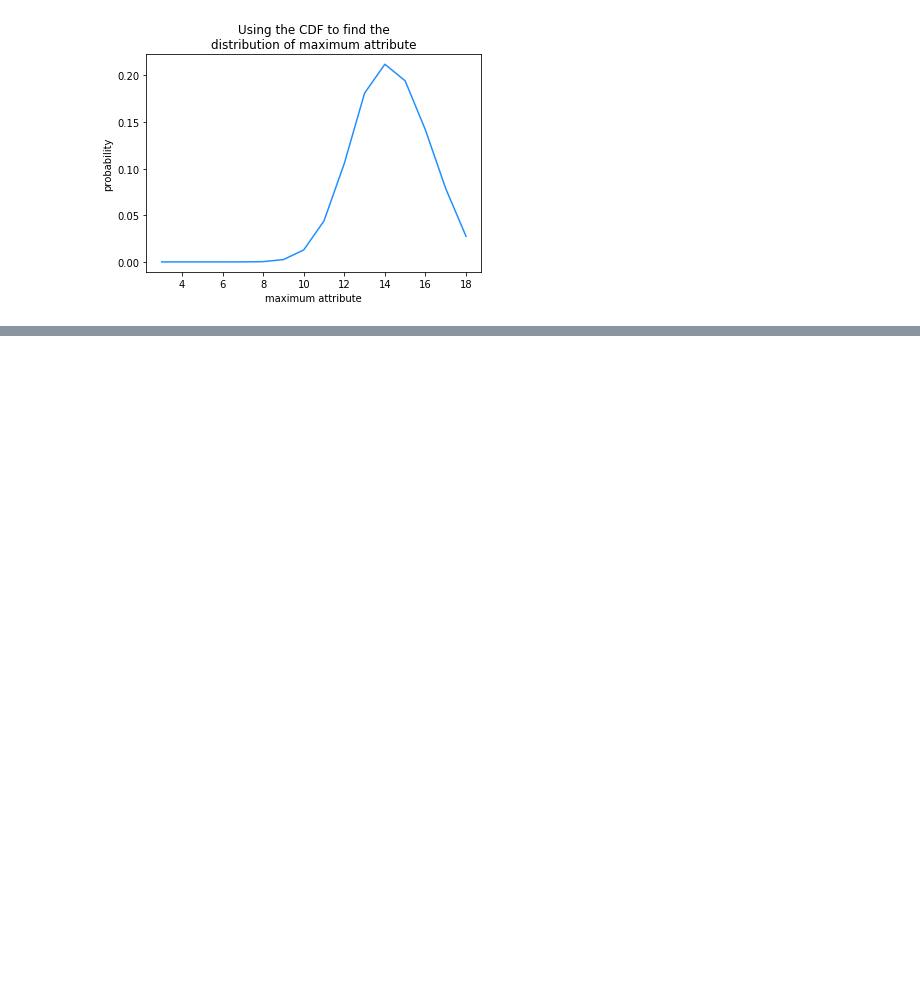
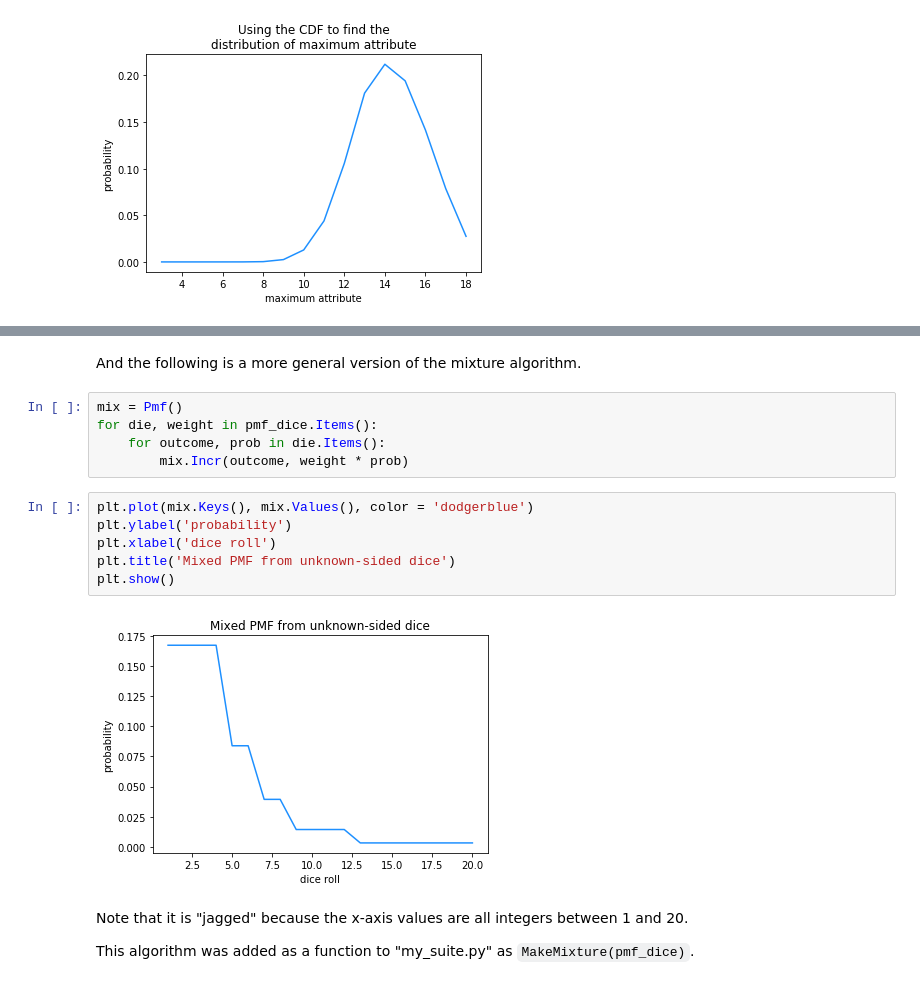
Before and after one commit to jhrcook/ThinkBayes, a Jupyter notebook: chapter5_oddsandends.ipynb, the cells around one changed output, grey strips where cells are left out. Cells and saved outputs as stored; diff of their text form; blank space fills up the shorter version.

Commit message:
finished chapter 5 with mixtures of PMFs

```diff
--- a/chapter5_oddsandends.ipynb
+++ b/chapter5_oddsandends.ipynb
@@ -267,0 +305,19 @@ plt.show()
+# %% [markdown]
+And the following is a more general version of the mixture algorithm.
+# %%
+mix = Pmf()
+for die, weight in pmf_dice.Items():
+    for outcome, prob in die.Items():
+        mix.Incr(outcome, weight * prob)
+# %%
+plt.plot(mix.Keys(), mix.Values(), color = 'dodgerblue')
+plt.ylabel('probability')
+plt.xlabel('dice roll')
+plt.title('Mixed PMF from unknown-sided dice')
+plt.show()
+# %% [output]
+[figure, added]
+# %% [markdown]
+Note that it is "jagged" because the x-axis values are all integers between 1 and 20.
+
+This algorithm was added as a function to "my_suite.py" as `MakeMixture(pmf_dice)`.
```
Also changed, not shown: parts of 9 cells of this notebook.
